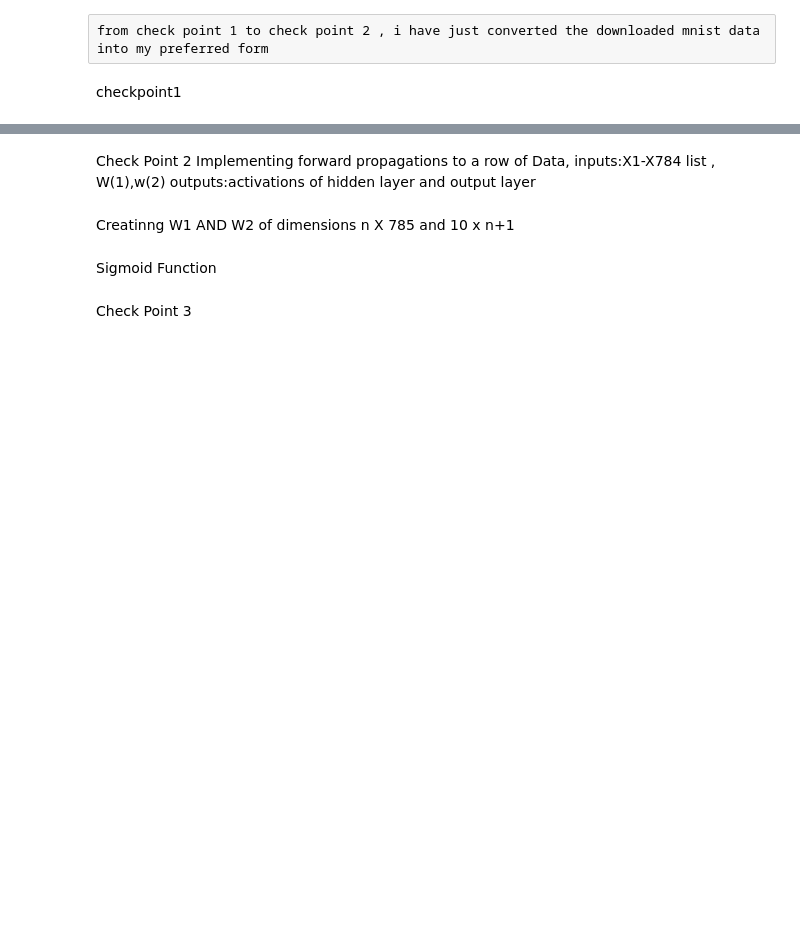
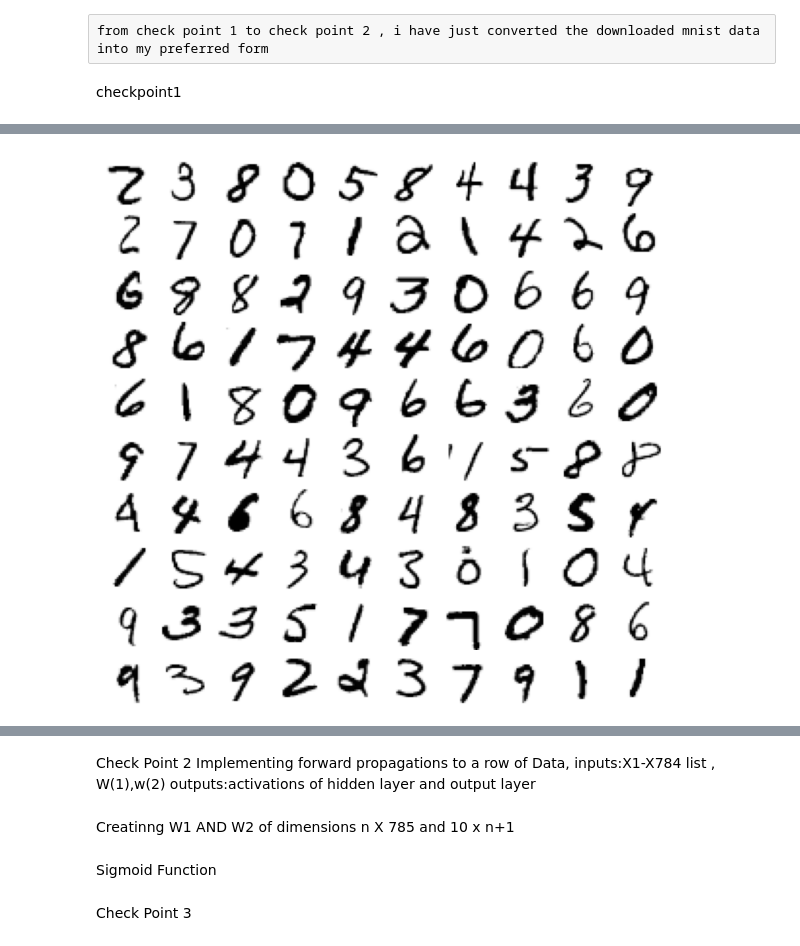
Before and after one commit to abcrohit/MNIST_NEURAL_NETWORKS, a Jupyter notebook: MNIST NN.ipynb, the cells around one changed output, grey strips where cells are left out. Saved outputs shown, nothing was run; the diff lists cells and outputs as text; code cells hidden in the pictures; blank space fills up the shorter version.

Commit message:
data updated

```diff
--- a/MNIST NN.ipynb
+++ b/MNIST NN.ipynb
@@ -54,0 +50,5 @@ Data
+# %%
+data_X = pd.read_csv("training_images.txt", delimiter='\t', header=None)
+for i in range(784):
+    data_X.rename(columns={i : 'x'+str(i)}, inplace=True)
+data_X
@@ -54,0 +69,38 @@ Data
+# %%
+def displayData(data_X, indices, example_width=None, figsize=(14, 14)):
+    """
+    Displays 2D data stored in X in a nice grid.
+    """
+    X1 = data_X.iloc[:,:].values
+    X = X1[rand_indices, :]
+    # Compute rows, cols
+    if X.ndim == 2:
+        m, n = X.shape
+    elif X.ndim == 1:
+        n = X.size
+        m = 1
+        X = X[None]  # Promote to a 2 dimensional array
+    else:
+        raise IndexError('Input X should be 1 or 2 dimensional.')
+
+    example_width = example_width or int(np.round(np.sqrt(n)))
+    example_height = n / example_width
+
+    # Compute number of items to display
+    display_rows = int(np.floor(np.sqrt(m)))
+    display_cols = int(np.ceil(m / display_rows))
+
+    fig, ax_array = pyplot.subplots(display_rows, display_cols, figsize=figsize)
+    fig.subplots_adjust(wspace=0.025, hspace=0.025)
+
+    ax_array = [ax_array] if m == 1 else ax_array.ravel()
+
+    for i, ax in enumerate(ax_array):
+        ax.imshow(X[i].reshape(example_width, example_width, order='F'),
+                  cmap='Greys', extent=[0, 1, 0, 1])
+        ax.axis('off')
+# %%
+rand_indices = np.random.choice(5000, 100, replace=False)
+displayData(data_X, rand_indices)
+# %% [output]
+[figure, added]
```
Also changed, not shown: parts of 13 cells of this notebook, 2 other files.
